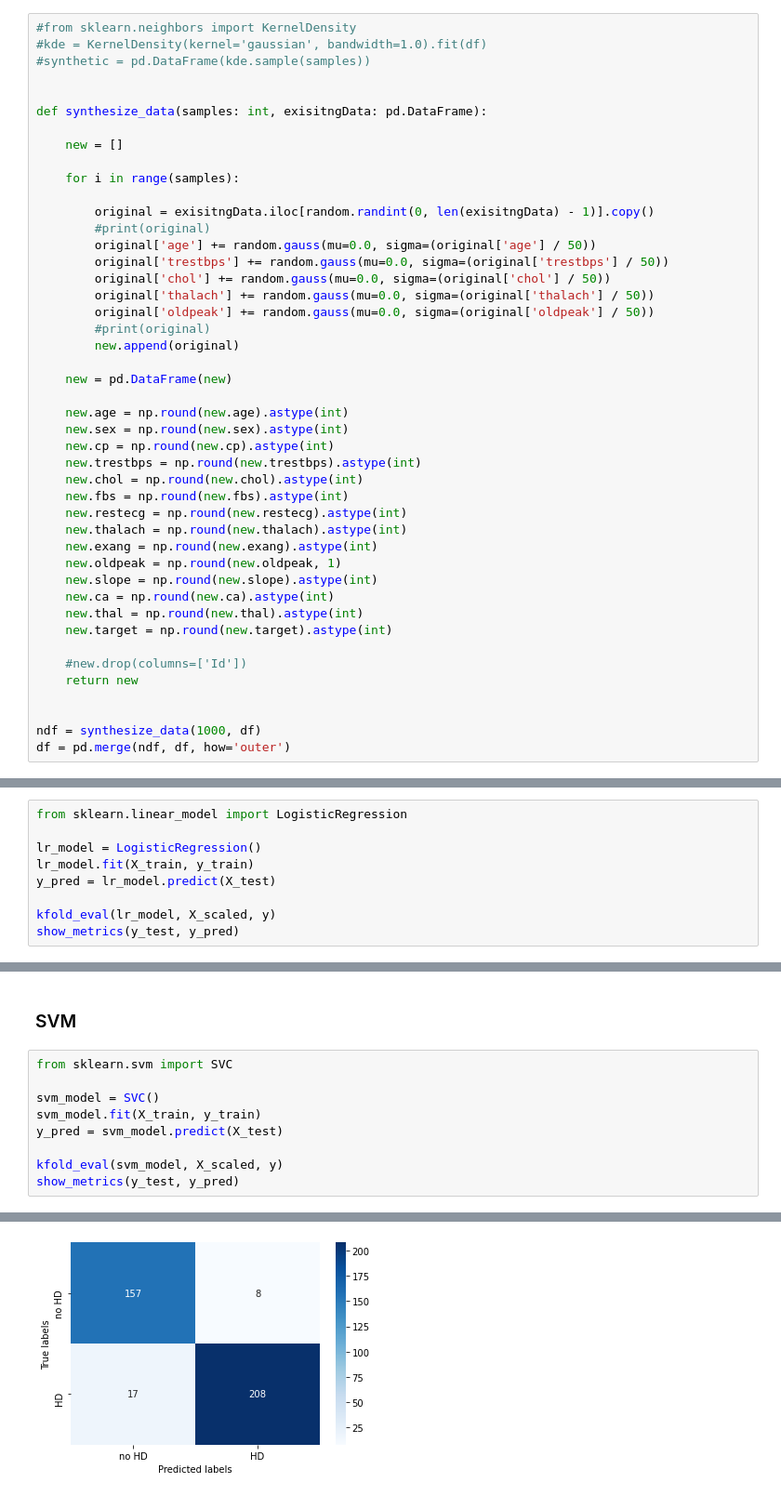
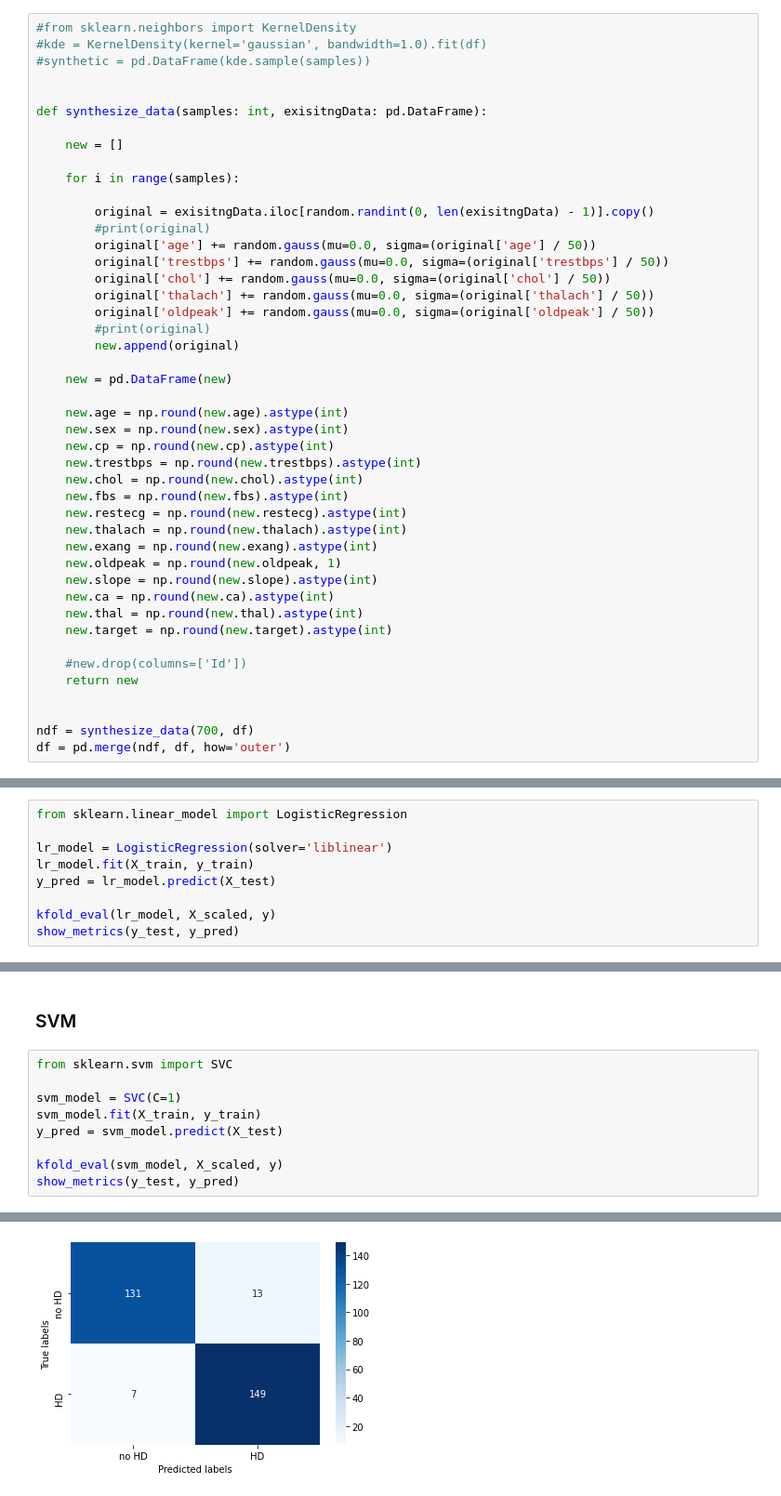
Before and after one commit to JakiHaki/UZOP_projekt, a Jupyter notebook: implementacija.ipynb, the cells around one changed output, grey strips where cells are left out. Shown at 93% size. Drawn from its saved outputs; the diff is of its cells as text.

```diff
--- a/implementacija.ipynb
+++ b/implementacija.ipynb
@@ -308,7 +308,7 @@ def synthesize_data(samples: int, exisitngData: pd.DataFrame):
     return new
 
 
-ndf = synthesize_data(1000, df)
+ndf = synthesize_data(700, df)
 df = pd.merge(ndf, df, how='outer')
 # %% [markdown]
 Ponovo izbacivanje duplikata za svaki slučaj
@@ -514,7 +514,7 @@ weighted avg       0.99      0.99      0.99       390
 # %%
 from sklearn.linear_model import LogisticRegression
 
-lr_model = LogisticRegression()
+lr_model = LogisticRegression(solver='liblinear')
 lr_model.fit(X_train, y_train)
 y_pred = lr_model.predict(X_test)
 
@@ -538,7 +538,7 @@ weighted avg       0.88      0.87      0.87       390
 # %%
 from sklearn.svm import SVC
 
-svm_model = SVC()
+svm_model = SVC(C=1)
 svm_model.fit(X_train, y_train)
 y_pred = svm_model.predict(X_test)
 
@@ -559 +559 @@ weighted avg       0.94      0.94      0.94       390
-[figure, old version]
+[figure, new version]
```
Also changed, not shown: parts of 17 cells of this notebook.
